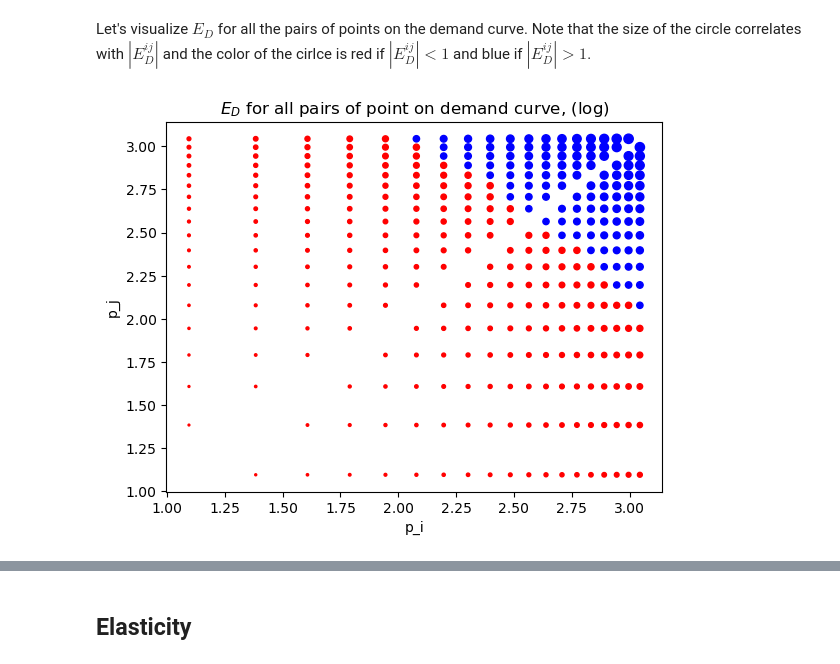
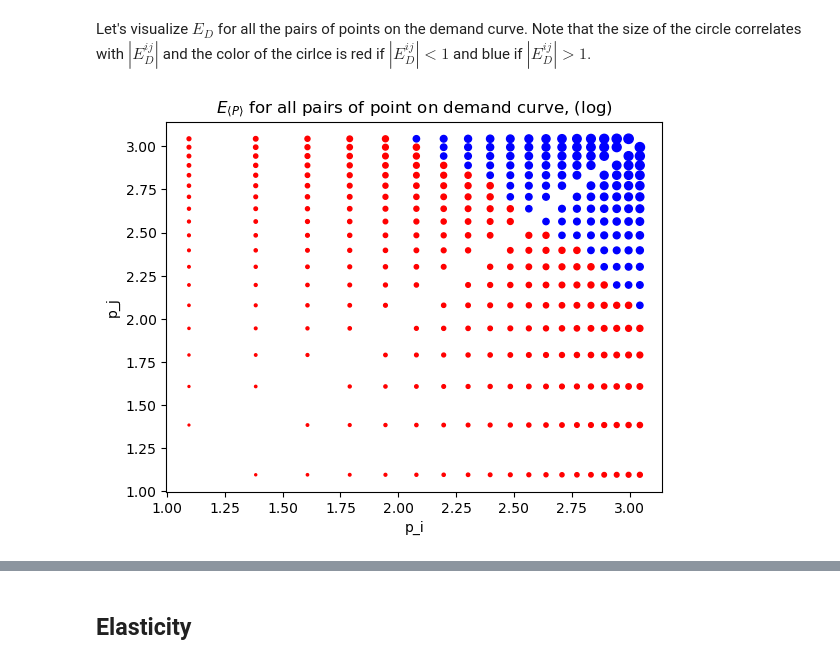
Before and after one commit to oneoffcoder/books, a Jupyter notebook: sphinx/datascience/source/Untitled.ipynb, the cells around one changed output, grey strips where cells are left out. Saved outputs shown, nothing was run; the diff lists cells and outputs as text; code cells hidden in the pictures.

```diff
--- a/sphinx/datascience/source/Untitled.ipynb
+++ b/sphinx/datascience/source/Untitled.ipynb
@@ -109,10 +111,10 @@ Let's visualize $E_D$ for all the pairs of points on the demand curve. Note that
 # %%
 _ = ped_df.assign(s=lambda d: np.abs(d['ped']) * 20) \
     .plot(
         kind='scatter',
         x='p_i', y='p_j', s='s',
         color=np.abs(ped_df['ped']).apply(lambda v: 'r' if v < 1 else 'b'),
-        title=r'$E_D$ for all pairs of point on demand curve, (log)'
+        title=r'$E_{\langle P \rangle}$ for all pairs of point on demand curve, (log)'
     )
 # %% [output]
-[figure, old version]
+[figure, new version]
```
Also changed, not shown: parts of 11 cells of this notebook.
